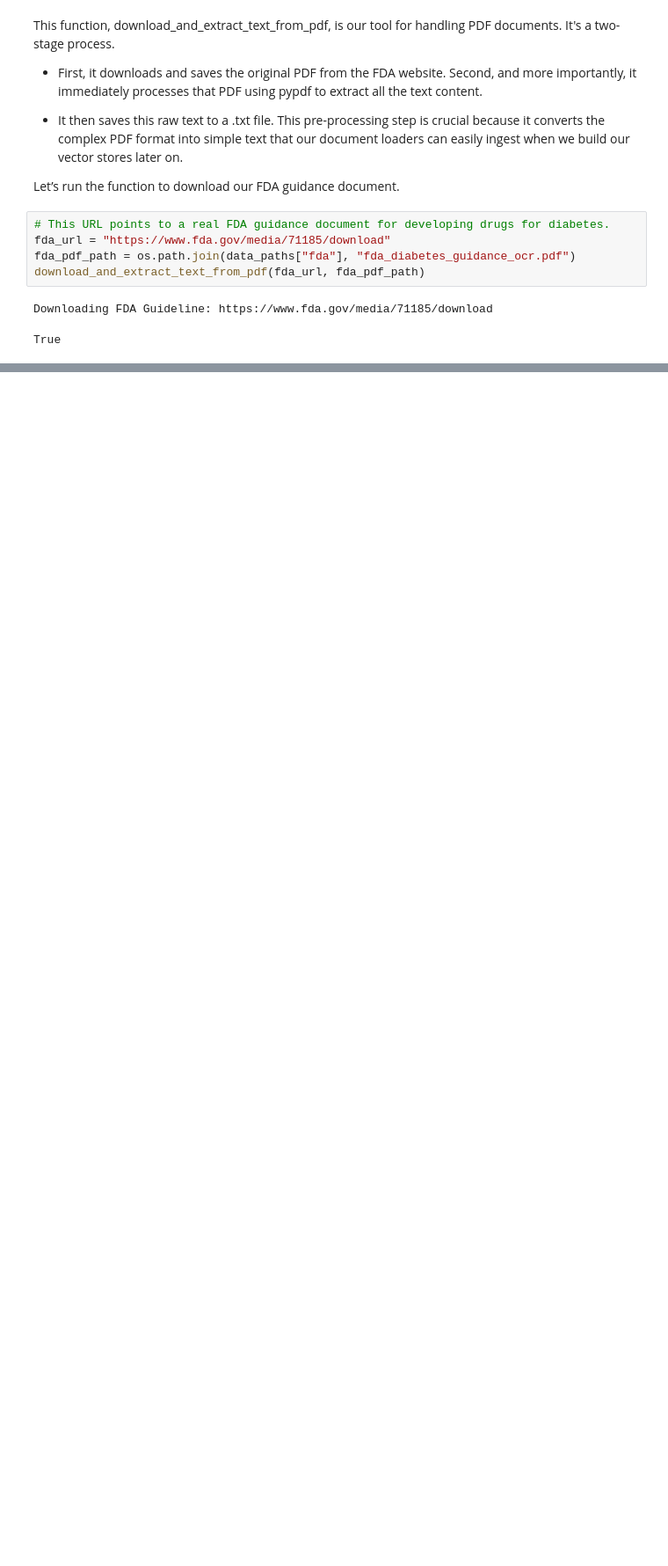
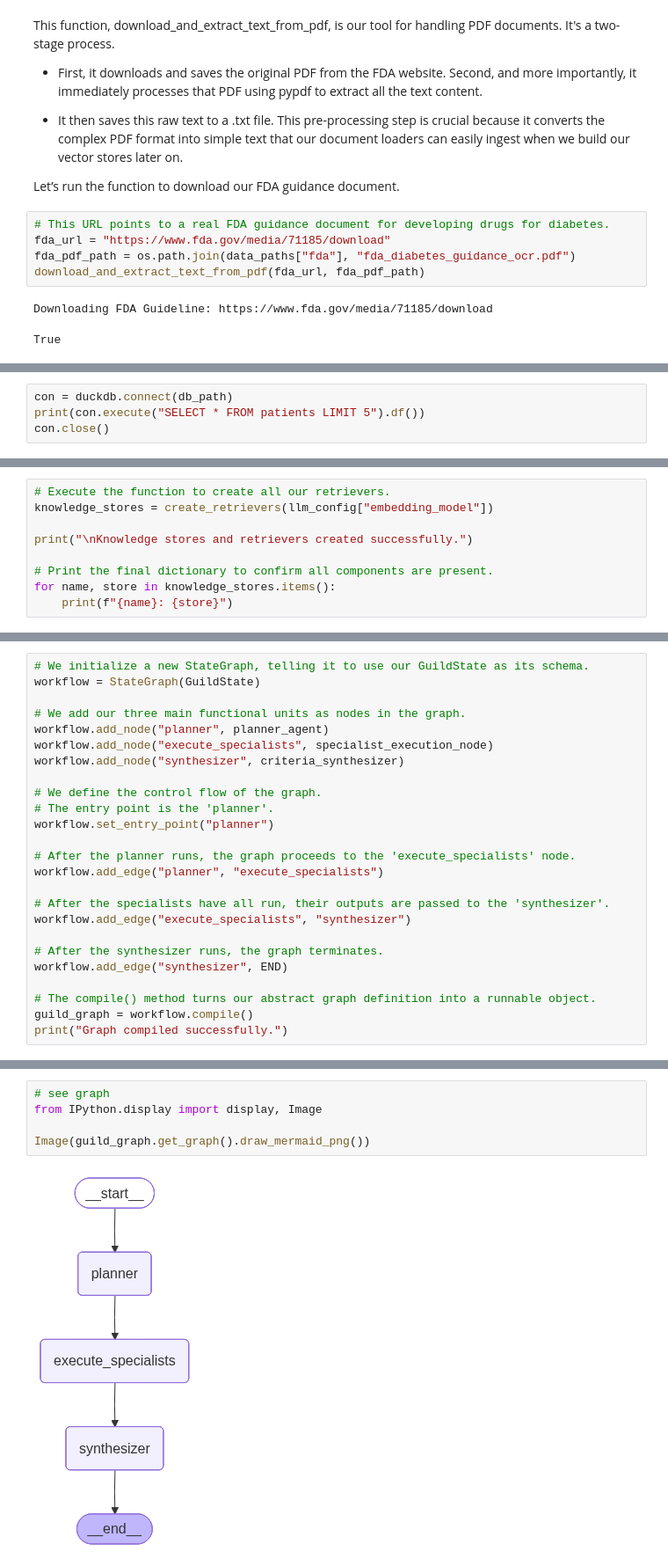
Before and after one commit to Rachneet/rag-ecosystem, a Jupyter notebook: src/6_agentic_rag.ipynb, the cells around one changed output, grey strips where cells are left out. Shown: that part at 88% size. Saved outputs shown, nothing was run; the diff lists cells and outputs as text; blank space fills up the shorter version.

Commit message:
feat: add self-improving agentic rag

```diff
--- a/src/6_agentic_rag.ipynb
+++ b/src/6_agentic_rag.ipynb
@@ -235,0 +352,4 @@ True
+# %%
+con = duckdb.connect(db_path)
+print(con.execute("SELECT * FROM patients LIMIT 5").df())
+con.close()
@@ -235,0 +406,9 @@ True
+# %%
+# Execute the function to create all our retrievers.
+knowledge_stores = create_retrievers(llm_config["embedding_model"])
+
+print("\nKnowledge stores and retrievers created successfully.")
+
+# Print the final dictionary to confirm all components are present.
+for name, store in knowledge_stores.items():
+    print(f"{name}: {store}")
@@ -235,0 +781,25 @@ True
+# %%
+# We initialize a new StateGraph, telling it to use our GuildState as its schema.
+workflow = StateGraph(GuildState)
+
+# We add our three main functional units as nodes in the graph.
+workflow.add_node("planner", planner_agent)
+workflow.add_node("execute_specialists", specialist_execution_node)
+workflow.add_node("synthesizer", criteria_synthesizer)
+
+# We define the control flow of the graph.
+# The entry point is the 'planner'.
+workflow.set_entry_point("planner")
+
+# After the planner runs, the graph proceeds to the 'execute_specialists' node.
+workflow.add_edge("planner", "execute_specialists")
+
+# After the specialists have all run, their outputs are passed to the 'synthesizer'.
+workflow.add_edge("execute_specialists", "synthesizer")
+
+# After the synthesizer runs, the graph terminates.
+workflow.add_edge("synthesizer", END)
+
+# The compile() method turns our abstract graph definition into a runnable object.
+guild_graph = workflow.compile()
+print("Graph compiled successfully.")
@@ -235,0 +808,7 @@ True
+# %%
+# see graph
+from IPython.display import display, Image
+
+Image(guild_graph.get_graph().draw_mermaid_png())
+# %% [output]
+[figure, added]
```
Also changed, not shown: parts of 82 cells of this notebook, 6 other files.
